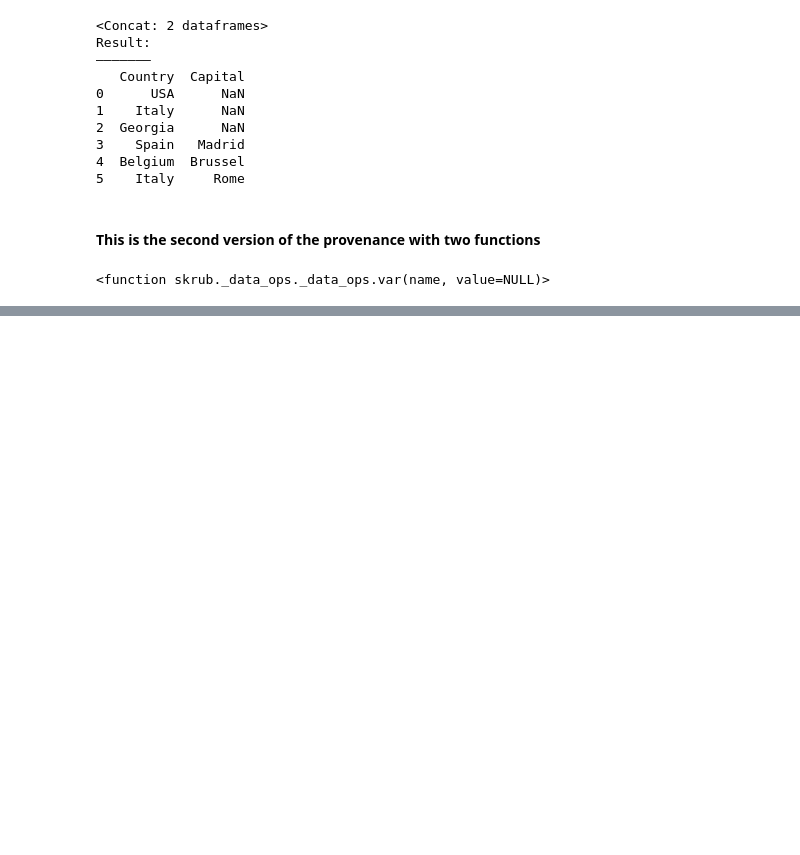
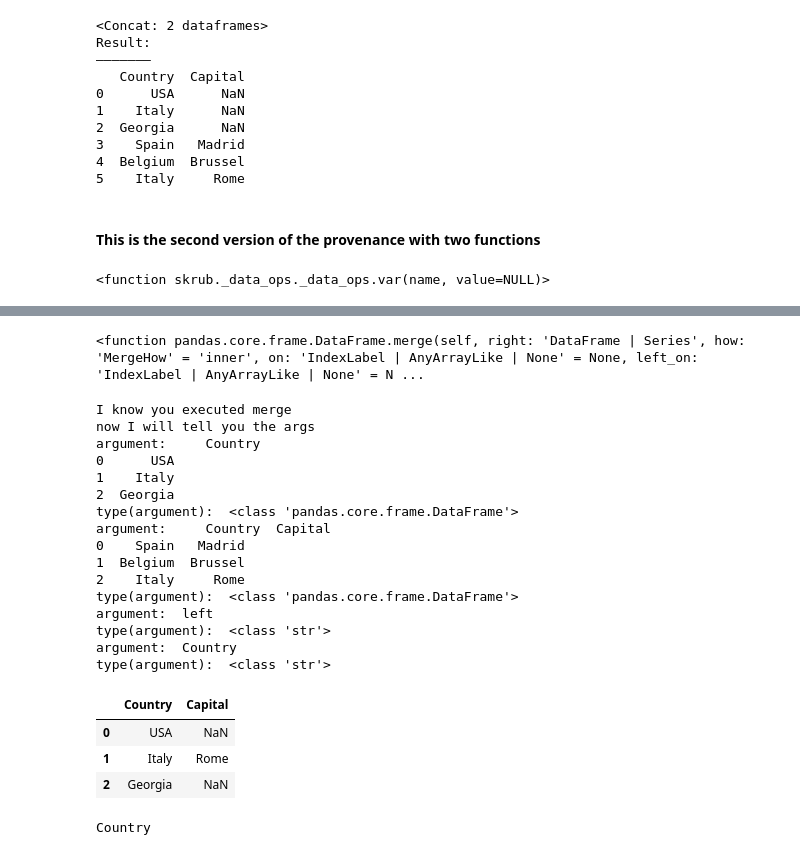
Before and after one commit to eduardChalovski/rdepro_skrub_provenance, a Jupyter notebook: monkey_patching_v0.ipynb, the cells around one changed output, grey strips where cells are left out. Cells and saved outputs as stored; diff of their text form; code cells hidden in the pictures; blank space fills up the shorter version.

```diff
--- a/monkey_patching_v0.ipynb
+++ b/monkey_patching_v0.ipynb
@@ -221,0 +365,27 @@ Result:
+# %%
+pd.DataFrame.merge
+# %% [output]
+<function pandas.core.frame.DataFrame.merge(self, right: 'DataFrame | Series', how: 'MergeHow' = 'inner', on: 'IndexLabel | AnyArrayLike | None' = None, left_on: 'IndexLabel | AnyArrayLike | None' = N ...
+# %%
+df1.merge(df2, "left","Country")
+# %% [output]
+I know you executed merge
+now I will tell you the args
+argument:     Country
+0      USA
+1    Italy
+2  Georgia
+type(argument):  <class 'pandas.core.frame.DataFrame'>
+argument:     Country  Capital
+0    Spain   Madrid
+1  Belgium  Brussel
+2    Italy     Rome
+type(argument):  <class 'pandas.core.frame.DataFrame'>
+argument:  left
+type(argument):  <class 'str'>
+argument:  Country
+type(argument):  <class 'str'>
+|  | Country | Capital |
+| 0 | USA | NaN |
+| 1 | Italy | Rome |
+| 2 | Georgia | NaN |
@@ -221,0 +394,4 @@ Result:
+# %%
+df1["Country"]
+# %% [output]
+Country
```
Also changed, not shown: parts of 16 cells of this notebook, 1 other file.
